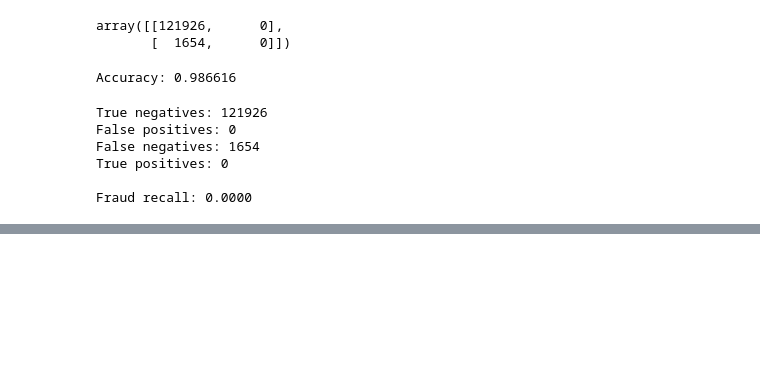
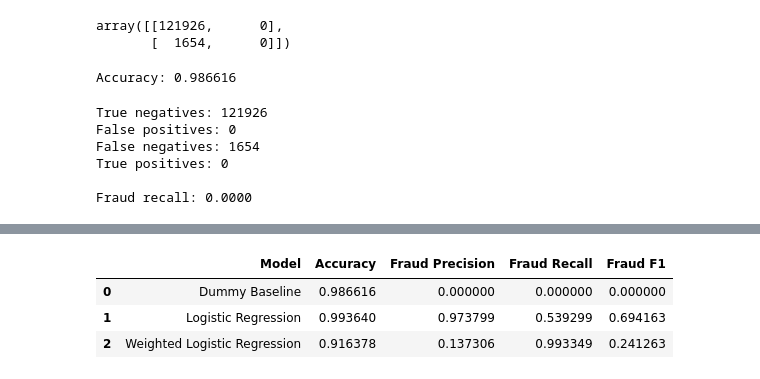
Before and after one commit to Maryamella0503/FinGaurd, a Jupyter notebook: notebooks/02_feature_engineering.ipynb, the cells around one changed output, grey strips where cells are left out. Saved outputs shown, nothing was run; the diff lists cells and outputs as text; code cells hidden in the pictures; blank space fills up the shorter version.

Commit message:
training the model and experimenting

```diff
--- a/notebooks/02_feature_engineering.ipynb
+++ b/notebooks/02_feature_engineering.ipynb
@@ -309,0 +330,3 @@ Fraud recall: 0.0000
+# %%
+y_pred_logistic = logistic_model.predict(X_test)
+y_prob_logistic = logistic_model.predict_proba(X_test)[:, 1]
@@ -309,0 +400,8 @@ Fraud recall: 0.0000
+# %%
+y_pred_weighted = weighted_logistic_model.predict(
+    X_test
+)
+
+y_prob_weighted = weighted_logistic_model.predict_proba(
+    X_test
+)[:, 1]
@@ -309,0 +466,59 @@ Fraud recall: 0.0000
+# %%
+# results table:
+from sklearn.metrics import (
+    precision_score,
+    recall_score,
+    f1_score,
+    accuracy_score
+)
+
+results = pd.DataFrame({
+    "Model": [
+        "Dummy Baseline",
+        "Logistic Regression",
+        "Weighted Logistic Regression"
+    ],
+
+    "Accuracy": [
+        accuracy_score(y_test, y_pred_dummy),
+        accuracy_score(y_test, y_pred_logistic),
+        accuracy_score(y_test, y_pred_weighted)
+    ],
+
+    "Fraud Precision": [
+        precision_score(
+            y_test,
+            y_pred_dummy,
+            zero_division=0
+        ),
+        precision_score(
+            y_test,
+            y_pred_logistic,
+            zero_division=0
+        ),
+        precision_score(
+            y_test,
+            y_pred_weighted,
+            zero_division=0
+        )
+    ],
+
+    "Fraud Recall": [
+        recall_score(y_test, y_pred_dummy),
+        recall_score(y_test, y_pred_logistic),
+        recall_score(y_test, y_pred_weighted)
+    ],
+
+    "Fraud F1": [
+        f1_score(y_test, y_pred_dummy),
+        f1_score(y_test, y_pred_logistic),
+        f1_score(y_test, y_pred_weighted)
+    ]
+})
+
+results
+# %% [output]
+|  | Model | Accuracy | Fraud Precision | Fraud Recall | Fraud F1 |
+| 0 | Dummy Baseline | 0.986616 | 0.000000 | 0.000000 | 0.000000 |
+| 1 | Logistic Regression | 0.993640 | 0.973799 | 0.539299 | 0.694163 |
+| 2 | Weighted Logistic Regression | 0.916378 | 0.137306 | 0.993349 | 0.241263 |
```
Also changed, not shown: parts of 11 cells of this notebook, 1 other file.
